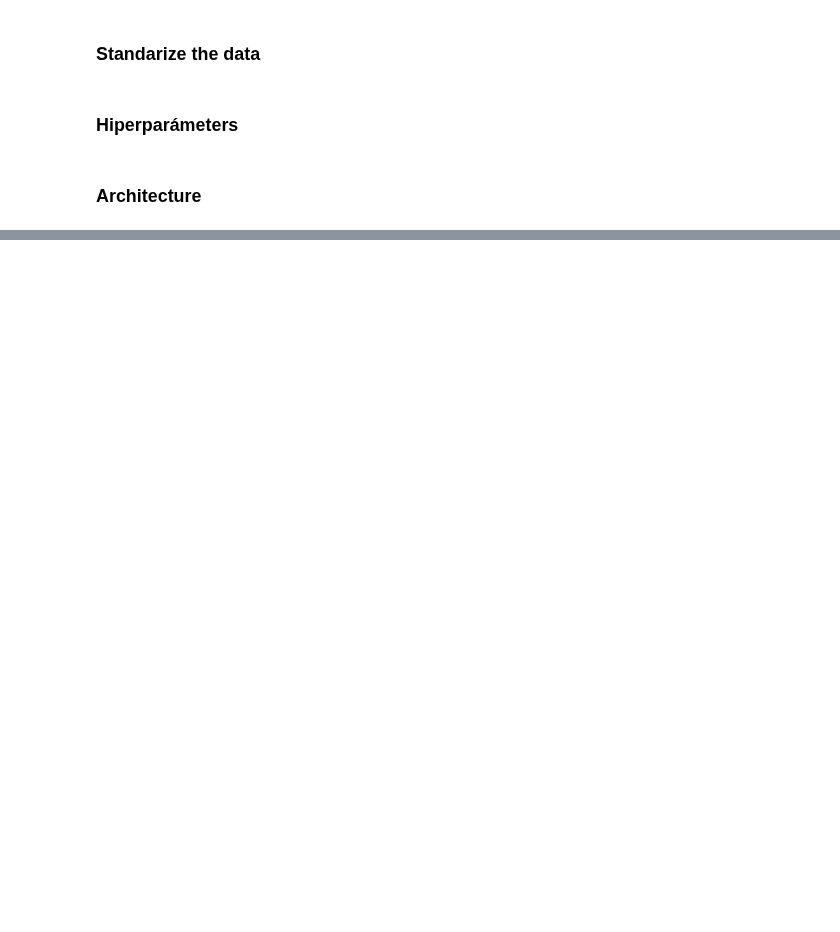
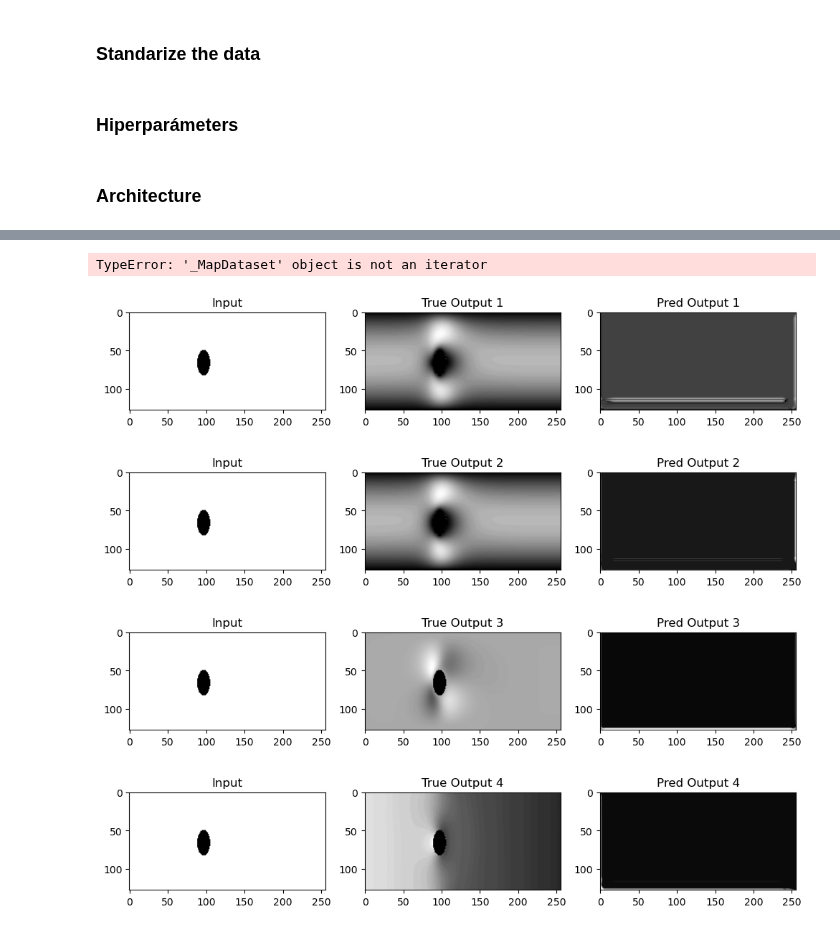
Before and after one commit to andromeda2075/predicting-flow-patterns, a Jupyter notebook: U-net-ver-4.ipynb, the cells around one changed output, grey strips where cells are left out. Cells and saved outputs as stored; diff of their text form; code cells hidden in the pictures; blank space fills up the shorter version.

```diff
--- a/U-net-ver-4.ipynb
+++ b/U-net-ver-4.ipynb
@@ -156,11 +151,12 @@ img_width             =  256   # 739   G:737
 img_height            =  128   # 185
 channel               =  1
 # %%
-number_of_filters = [16, 32, 64, 128, 256, 512]
+number_of_filters = [4, 46, 32]
 type_padding = 'same'
 f_activation = 'relu'
 f_activation_last='linear'
 optimizer = RMSprop(learning_rate=LR)
+#number_of_filters = [16, 32, 64, 128, 256, 512]
 #number_of_filters = [64, 128, 256, 512, 1024]
 # %% [markdown]
 ### Architecture
@@ -311,0 +363,3 @@ for name, value in zip(model.metrics_names, results):
+# %%
+g_batch, y_batch = next(iter(final_test_normalized))
+y_pred = M.predict(g_batch)
@@ -311,0 +368,6 @@ for name, value in zip(model.metrics_names, results):
+# %%
+for i,k in final_test.take(5):
+    print(i.shape)
+    print(len(k))
+import random
+numero = random.randint(1, n)
@@ -311,0 +385,27 @@ for name, value in zip(model.metrics_names, results):
+# %%
+steps = len(final_test_normalized)  # número total de batches por época
+
+for i in range(steps):
+    x_batch, y_batch = next(final_test_normalized)
+    print(i)
+        # Aquí puedes visualizar, guardar o calcular errores
+# %% [output]
+TypeError: '_MapDataset' object is not an iterator
+# %%
+for x_test,y_true in final_test.take(1):
+    for i in range(4):
+        fig, axs = plt.subplots(1, 3, figsize=(12, 4))
+        axs[0].imshow(x_test[0],cmap='gray')
+        axs[0].set_title("Input")
+
+        axs[1].imshow(y_true[i][0],cmap='gray')
+        axs[1].set_title(f"True Output {i+1}")
+
+        axs[2].imshow(y_pred[i][0],cmap='gray')
+        axs[2].set_title(f"Pred Output {i+1}")
+        plt.show()
+# %% [output]
+[figure, added]
+[figure, added]
+[figure, added]
+[figure, added]
```
Also changed, not shown: parts of 23 cells of this notebook, 1 other file.
